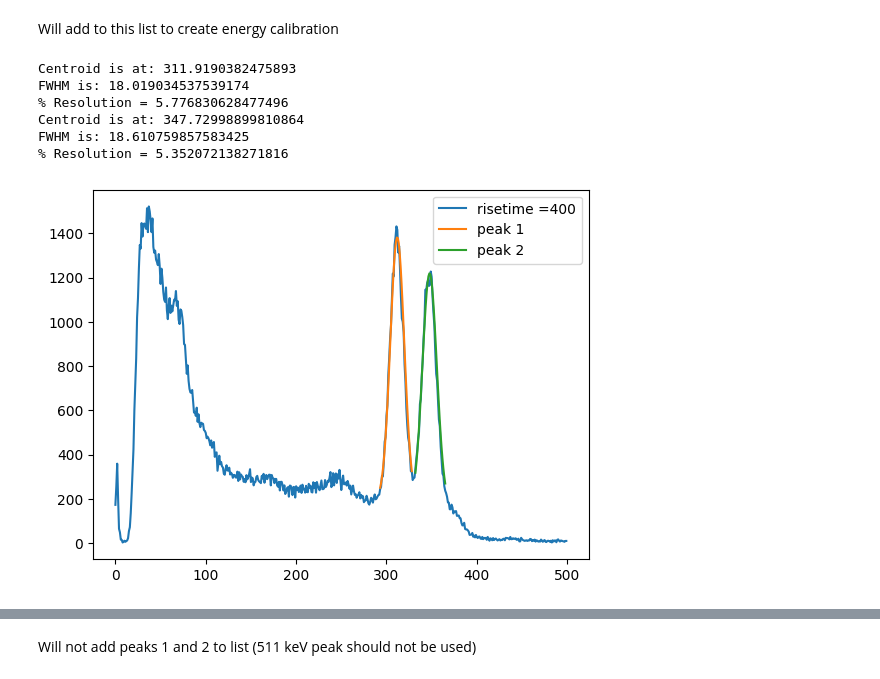
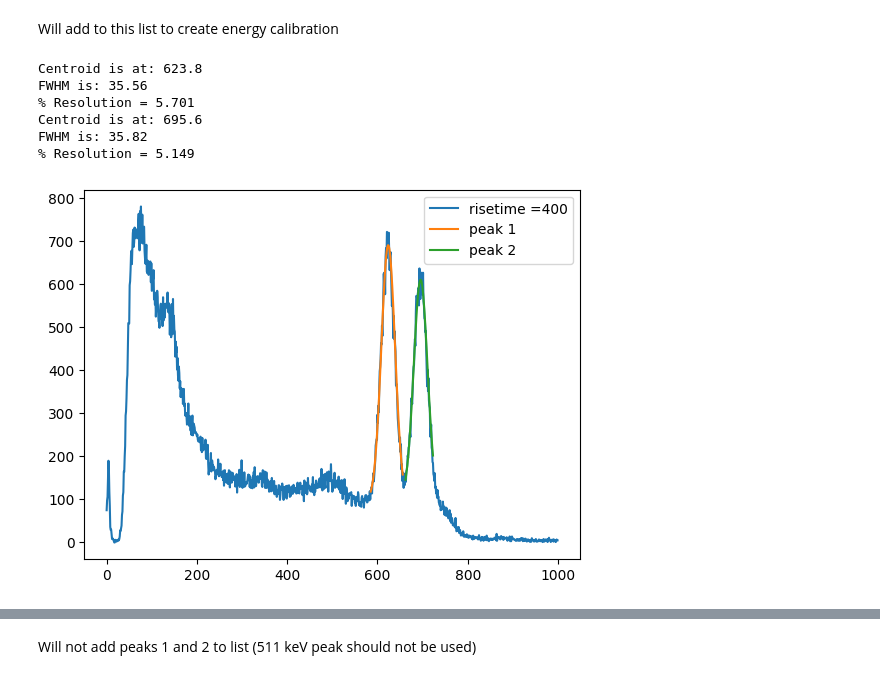
Before and after one commit to UCB-NE-204-2022/Devin_Thatcher_NE204, a Jupyter notebook: Lab2/Jupyter/NE204Lab2.ipynb, the cells around one changed output, grey strips where cells are left out. Saved outputs shown, nothing was run; the diff lists cells and outputs as text; code cells hidden in the pictures.

```diff
--- a/Lab2/Jupyter/NE204Lab2.ipynb
+++ b/Lab2/Jupyter/NE204Lab2.ipynb
@@ -131,7 +134,7 @@ Will have to return to lab to get more data with CLLBC, did not capture the whol
 # %% [markdown]
 ## Analyzing NaI Cs-137 Data to find optimal integration period
 # %%
-filelocation = r"C:\Users\Operator\Documents\Devin\Code\Data\NaI_Cs137_4cm_30.h5"
+filelocation = r"C:\Users\devth\Documents\NE204Offline\Inorganic\NaI_Cs137_28cm_30.h5"
 events = 200000
 preTrgrDly = 1000
 peakdistance = 10
@@ -144,9 +147,9 @@ plt.plot(range(np.size(hist)), hist, label="risetime =" + str(risetime))
 Xranges, coefficients, numberofpeaks, FWHMs = PeakInfo(hist, peakdistance, prominencefactor)
 for i in range(numberofpeaks):
     plt.plot(Xranges[i], Gaussian(Xranges[i], *coefficients[i]), label="peak " + str(i+1))
-    print("Centroid is at: " + str(coefficients[i][1]))
-    print("FWHM is: " + str(2.35*coefficients[i][2]))
-    print("% Resolution = " + str(100*2.35*coefficients[i][2]/coefficients[i][1]))
+    print("Centroid is at: " + str(coefficients[i][1])[:5])
+    print("FWHM is: " + str(2.35*coefficients[i][2])[:5])
+    print("% Resolution = " + str(100*2.35*coefficients[i][2]/coefficients[i][1])[:5])
 plt.legend(loc='upper right')
 plt.show()
 # %% [output]
@@ -240,12 +234,12 @@ Seems like the resolution for the Cs-137 662 keV gamma peak doesn't change drast
 # %%
 filelocations = [
-    r"C:\Users\Operator\Documents\Devin\Code\Data\NaI_Cs137_4cm_30.h5",
-    r"C:\Users\Operator\Documents\Devin\Code\Data\NaI_Cs137_8cm_30.h5",
-    r"C:\Users\Operator\Documents\Devin\Code\Data\NaI_Cs137_12cm_30.h5",
-    r"C:\Users\Operator\Documents\Devin\Code\Data\NaI_Cs137_16cm_30.h5",
-    r"C:\Users\Operator\Documents\Devin\Code\Data\NaI_Cs137_20cm_30.h5",
-    r"C:\Users\Operator\Documents\Devin\Code\Data\NaI_Cs137_24cm_30.h5",
-    r"C:\Users\Operator\Documents\Devin\Code\Data\NaI_Cs137_28cm_30.h5",
+    r"C:\Users\devth\Documents\NE204Offline\Inorganic\NaI_Cs137_4cm_30.h5",
+    r"C:\Users\devth\Documents\NE204Offline\Inorganic\NaI_Cs137_8cm_30.h5",
+    r"C:\Users\devth\Documents\NE204Offline\Inorganic\NaI_Cs137_12cm_30.h5",
+    r"C:\Users\devth\Documents\NE204Offline\Inorganic\NaI_Cs137_16cm_30.h5",
+    r"C:\Users\devth\Documents\NE204Offline\Inorganic\NaI_Cs137_20cm_30.h5",
+    r"C:\Users\devth\Documents\NE204Offline\Inorganic\NaI_Cs137_24cm_30.h5",
+    r"C:\Users\devth\Documents\NE204Offline\Inorganic\NaI_Cs137_28cm_30.h5",
     ]
 
 filenames = []
@@ -256,13 +250,13 @@ for a in filelocations:
     filenames.append(os.path.split(a)[1])
     events = 200000
     preTrgrDly = 1000
-    peakdistance = 10
+    peakdistance = 30
     prominencefactor = 10
     for b in range(9):
         resolutions = []
         risetime = 100*(b+2)
         spectra = CreateSpectra(filelocation, events, preTrgrDly, risetime)
-        hist, bins = np.histogram(spectra, bins = 6000)
+        hist, bins = np.histogram(spectra, bins = 10000)
         Xranges, coefficients, numberofpeaks, FWHMs = PeakInfo(hist, peakdistance, prominencefactor)
         for i in range(numberofpeaks):
             resolutions.append(100*2.35*coefficients[i][2]/coefficients[i][1])
@@ -292,31 +286,32 @@ energies = []
 # %% [markdown]
 Will add to this list to create energy calibration
 # %%
-filelocation = r"C:\Users\Operator\Documents\Devin\Code\Data\NaI_Co60_120s.h5"
+filelocation = r"C:\Users\devth\Documents\NE204Offline\Inorganic\NaI_Co60_120s.h5"
 risetime = 400
-prominencefactor = 10
+peakdistance = 30
+prominencefactor = 5
 peakinfo = []
 
 spectra = CreateSpectra(filelocation, events, preTrgrDly, risetime)
-hist, bins = np.histogram(spectra, bins = 500, range = (0, 200000))
+hist, bins = np.histogram(spectra, bins = 1000, range = (0, 200000))
 plt.plot(range(np.size(hist)), hist, label="risetime =" + str(risetime))
 Xranges, coefficients, numberofpeaks, FWHMs = PeakInfo(hist, peakdistance, prominencefactor)
 for i in range(numberofpeaks):
     plt.plot(Xranges[i], Gaussian(Xranges[i], *coefficients[i]), label="peak " + str(i+1))
     peakinfo.append([coefficients[i][1], 100*2.35*coefficients[i][2]/coefficients[i][1]])
-    print("Centroid is at: " + str(coefficients[i][1]))
-    print("FWHM is: " + str(2.35*coefficients[i][2]))
-    print("% Resolution = " + str(100*2.35*coefficients[i][2]/coefficients[i][1]))
+    print("Centroid is at: " + str(coefficients[i][1])[:5])
+    print("FWHM is: " + str(2.35*coefficients[i][2])[:5])
+    print("% Resolution = " + str(100*2.35*coefficients[i][2]/coefficients[i][1])[:5])
 plt.legend(loc='upper right')
 plt.show()
 # %% [output]
-Centroid is at: 311.9190382475893
-FWHM is: 18.019034537539174
-% Resolution = 5.776830628477496
-Centroid is at: 347.72998899810864
-FWHM is: 18.610759857583425
-% Resolution = 5.352072138271816
+Centroid is at: 623.8
+FWHM is: 35.56
+% Resolution = 5.701
+Centroid is at: 695.6
+FWHM is: 35.82
+% Resolution = 5.149
-[figure, old version]
+[figure, new version]
 # %%
 print(peakinfo)
 total_peakinfo.extend(peakinfo)
```
Also changed, not shown: parts of 27 cells of this notebook.
